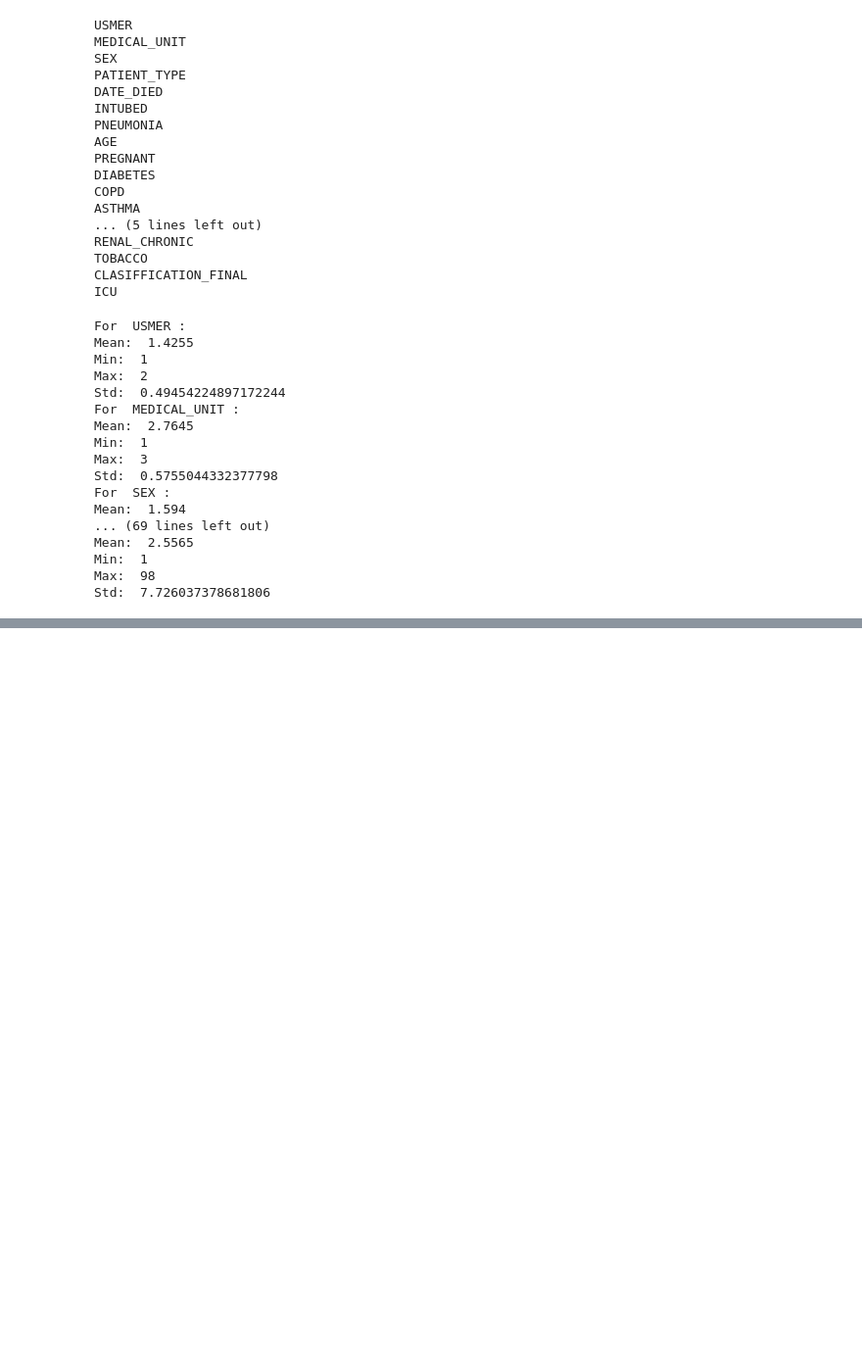
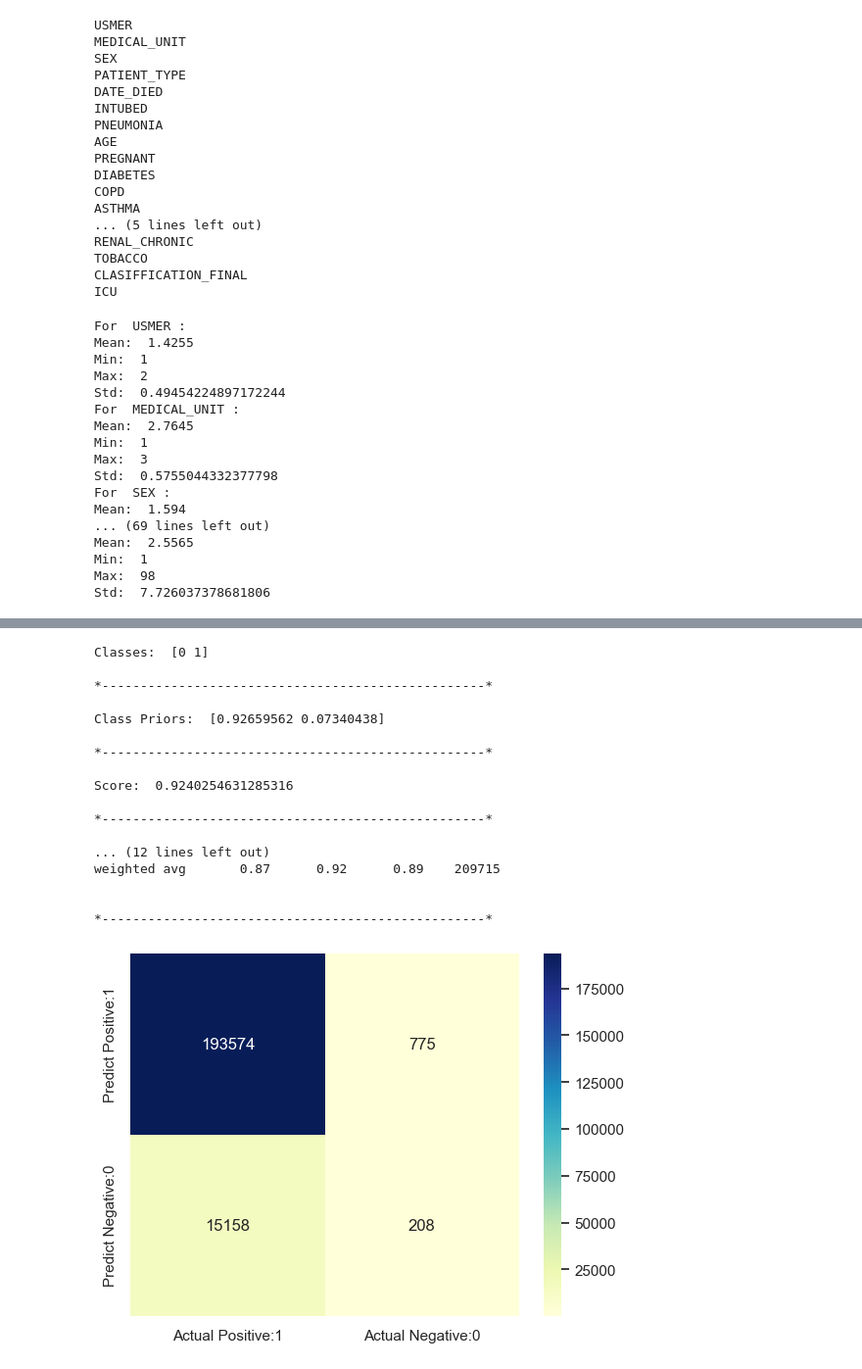
Before and after one commit to komolcia/Julia-Komorowska-Inteligencja-Obliczeniowa, a Jupyter notebook: projekt.ipynb, the cells around one changed output, grey strips where cells are left out. Shown at 98% size. Cells and saved outputs as stored; diff of their text form; code cells hidden in the pictures; blank space fills up the shorter version.

```diff
--- a/projekt.ipynb
+++ b/projekt.ipynb
@@ -145,0 +188,52 @@ df.loc[df['OBESITY']== "Yes"]
+# %%
+#Naive-Bayes
+def naive_Bayes(X,y,typ):
+    y.astype('int')
+    X_train, X_test,y_train,y_test = train_test_split(X,y,test_size=0.2,random_state=7)
+    model=typ
+    clf=model.fit(X_train,y_train.astype('int'))
+    pred_labels=model.predict(X_test)
+    print("Classes: ",clf.classes_)
+    print("\n*--------------------------------------------------*\n")
+    if str(typ)=='GaussianNB()':
+        print("Class Priors: ", clf.class_prior_)
+    else:
+        print("Class Priors: ", clf.class_log_prior_)
+    score=model.score(X_test,y_test.astype('int'))
+    print("\n*--------------------------------------------------*\n")
+    print("Score: ",score)
+    print("\n*--------------------------------------------------*\n")
+    print('Training set score: {:.4f}'.format(model.score(X_train, y_train.astype('int'))))
+    print('Test set score: {:.4f}'.format(model.score(X_test, y_test.astype('int'))))
+    print("\n*--------------------------------------------------*\n")
+    print( classification_report(y_test.astype('int'),pred_labels))
+    print("\n*--------------------------------------------------*\n")
+    y_pred = clf.predict(X_test)
+    cm = confusion_matrix(y_test.astype('int'), y_pred.astype('int'))
+    cm_matrix = pd.DataFrame(data=cm, columns=['Actual Positive:1', 'Actual Negative:0'],
+                                 index=['Predict Positive:1', 'Predict Negative:0'])
+    sns.heatmap(cm_matrix, annot=True, fmt='d', cmap='YlGnBu')
+    return X_train,X_test,y_train.astype('int'),y_test.astype('int'),clf,pred_labels
+# %%
+X=df["OTHER_DISEASE"].values.reshape(-1,1)
+y=df["DEATH"].values
+X_train,X_test,y_train,y_test,clf,pred_labels,=naive_Bayes(X,y,GaussianNB())
+# %% [output]
+Classes:  [0 1]
+
+*--------------------------------------------------*
+
+Class Priors:  [0.92659562 0.07340438]
+
+*--------------------------------------------------*
+
+Score:  0.9240254631285316
+
+*--------------------------------------------------*
+
+... (12 lines left out)
+weighted avg       0.87      0.92      0.89    209715
+
+
+*--------------------------------------------------*
+[figure, added]
```
Also changed, not shown: parts of 23 cells of this notebook, 5 other files.
